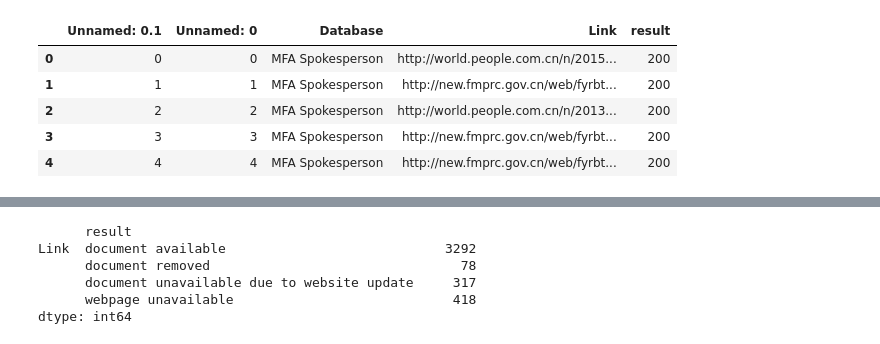
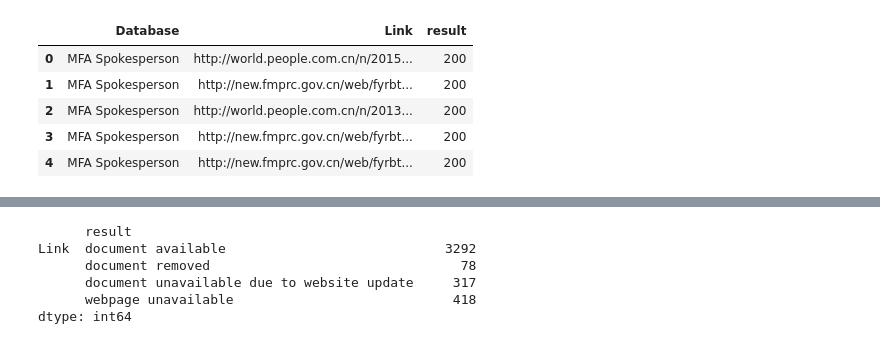
Before and after one commit to zongtihuoguoguan/Policy-Transparency-China-2024, a Jupyter notebook: Analysis/Fig_5.ipynb, the cells around one changed output, grey strips where cells are left out. Cells and saved outputs as stored; diff of their text form; code cells hidden in the pictures.

```diff
--- a/Analysis/Fig_5.ipynb
+++ b/Analysis/Fig_5.ipynb
@@ -1,22 +1,22 @@
 # %%
 import pandas as pd
 import re
 import matplotlib
 import matplotlib.font_manager
 import matplotlib.pyplot as plt
 import numpy as np
 import math
 import matplotlib.dates as mdates
 from matplotlib.ticker import MaxNLocator
 import numpy as np
 import matplotlib.ticker as mtick
 
-results = pd.read_excel(".//checked_round_2.xlsx")
+results = pd.read_excel(".//Dataset for Fig_5.xlsx")
 results.head()
 # %% [output]
-|  | Unnamed: 0.1 | Unnamed: 0 | Database | Link | result |
-| 0 | 0 | 0 | MFA Spokesperson | http://world.people.com.cn/n/2015... | 200 |
-| 1 | 1 | 1 | MFA Spokesperson | http://new.fmprc.gov.cn/web/fyrbt... | 200 |
-| 2 | 2 | 2 | MFA Spokesperson | http://world.people.com.cn/n/2013... | 200 |
-| 3 | 3 | 3 | MFA Spokesperson | http://new.fmprc.gov.cn/web/fyrbt... | 200 |
-| 4 | 4 | 4 | MFA Spokesperson | http://new.fmprc.gov.cn/web/fyrbt... | 200 |
+|  | Database | Link | result |
+| 0 | MFA Spokesperson | http://world.people.com.cn/n/2015... | 200 |
+| 1 | MFA Spokesperson | http://new.fmprc.gov.cn/web/fyrbt... | 200 |
+| 2 | MFA Spokesperson | http://world.people.com.cn/n/2013... | 200 |
+| 3 | MFA Spokesperson | http://new.fmprc.gov.cn/web/fyrbt... | 200 |
+| 4 | MFA Spokesperson | http://new.fmprc.gov.cn/web/fyrbt... | 200 |
```
Also changed, not shown: parts of 3 cells of this notebook, 2 other files.
